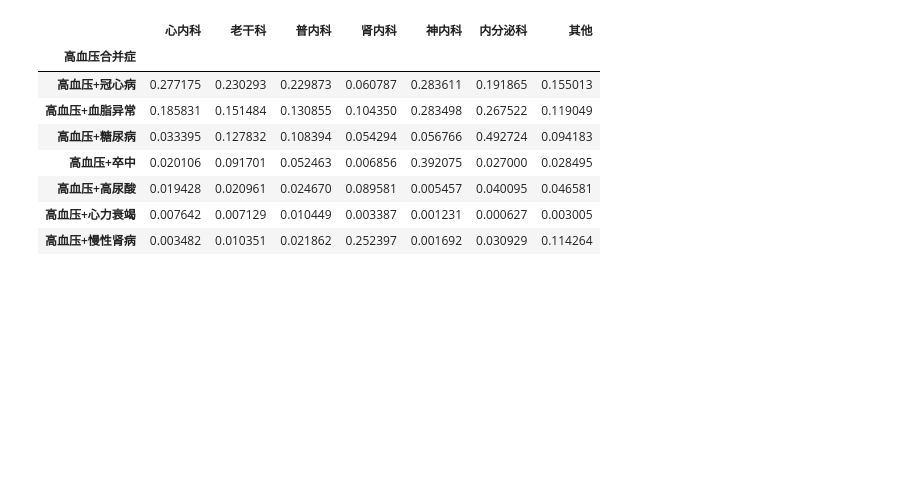
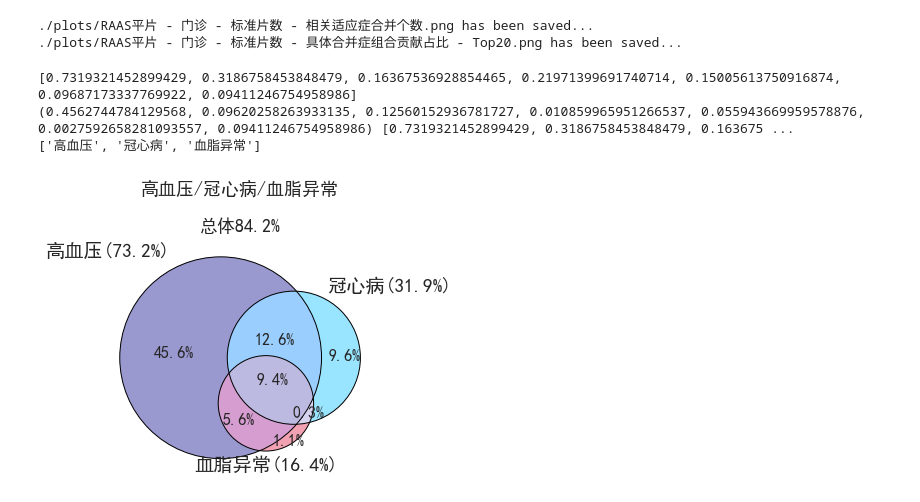
Before and after one commit to ccpic/MultiLabelClassifier, a Jupyter notebook: analysis.ipynb, the cells around one changed output. Saved outputs shown, nothing was run; the diff lists cells and outputs as text; code cells hidden in the pictures; blank space fills up the shorter version.

```diff
--- a/analysis.ipynb
+++ b/analysis.ipynb
@@ -10,0 +17,28 @@ r = Rx(df2, name="门诊标准片数")
+# %%
+import numpy as np
+from data_class import Rx
+
+source = "门诊"
+unit = "标准片数"
+dept = "老干科"
+molecule = "RAAS平片"
+
+mask = (df["原始诊断"]!="无诊断") & (df["统计项"]==unit) & (df["来源"]==source)
+if molecule == "RAAS平片":
+    mask = mask & (df["通用名"]!="沙库巴曲缬沙坦钠")
+else:
+    mask = mask & (df["通用名"]==molecule)
+if dept is not None:
+    mask = mask & (df["关注科室"]==dept)
+
+df2 = df.loc[mask,:]
+df2.rename({"日期":"季度"},axis="columns",inplace=True)
+
+if dept is not None:
+    title = f"{molecule} - {source}{dept} - {unit}"
+else:
+    title = f"{molecule} - {source} - {unit}"
+
+r = Rx(df2, name=title)
+r_pre = Rx(df2[df2["MAT"] == "MAT20Q3"], name=f"{title} - MAT20Q3")
+r_post = Rx(df2[df2["MAT"] == "MAT21Q3"], name=f"{title} - MAT21Q3")
@@ -10,0 +74,21 @@ r = Rx(df2, name="门诊标准片数")
+# %%
+# 适应症个数及top具体处方适应症
+r.plot_como_len(groupby="MAT")
+r.plot_intersect(groupby="MAT")
+# %% [output]
+./plots/RAAS平片 - 门诊 - 标准片数 - 相关适应症合并个数.png has been saved...
+./plots/RAAS平片 - 门诊 - 标准片数 - 具体合并症组合贡献占比 - Top20.png has been saved...
+# %%
+# 各种交叉结果
+# r_post.plot_group_barh(groupby="关注科室")
+# r.plot_group_barh(groupby="关注科室", diffby="MAT")
+# r.plot_group_barh("季度")
+# r_post.plot_group_barh(groupby="通用名")
+# r.plot_group_barh(groupby="通用名", diffby="MAT")
+r_post.plot_venn(["高血压", "冠心病","血脂异常"])
+# r_post.plot_venn(["高血压", "慢性肾病"])
+# %% [output]
+[0.7319321452899429, 0.3186758453848479, 0.16367536928854465, 0.21971399691740714, 0.15005613750916874, 0.09687173337769922, 0.09411246754958986]
+(0.4562744784129568, 0.09620258263933135, 0.12560152936781727, 0.010859965951266537, 0.055943669959578876, 0.0027592658281093557, 0.09411246754958986) [0.7319321452899429, 0.3186758453848479, 0.163675 ...
+['高血压', '冠心病', '血脂异常']
+[figure, added]
@@ -11,12 +105,2 @@ r = Rx(df2, name="门诊标准片数")
 # %%
-r.get_union(groupby="关注科室", len_set=2, labels_in=["高血压"])
+r.plot_ca("通用名", len_set=2, labels_in=["高血压"])
-# %% [output]
-|  | 心内科 | 老干科 | 普内科 | 肾内科 | 神内科 | 内分泌科 | 其他 |
-| 高血压合并症 |  |  |  |  |  |  |  |
-| 高血压+冠心病 | 0.277175 | 0.230293 | 0.229873 | 0.060787 | 0.283611 | 0.191865 | 0.155013 |
-| 高血压+血脂异常 | 0.185831 | 0.151484 | 0.130855 | 0.104350 | 0.283498 | 0.267522 | 0.119049 |
-| 高血压+糖尿病 | 0.033395 | 0.127832 | 0.108394 | 0.054294 | 0.056766 | 0.492724 | 0.094183 |
-| 高血压+卒中 | 0.020106 | 0.091701 | 0.052463 | 0.006856 | 0.392075 | 0.027000 | 0.028495 |
-| 高血压+高尿酸 | 0.019428 | 0.020961 | 0.024670 | 0.089581 | 0.005457 | 0.040095 | 0.046581 |
-| 高血压+心力衰竭 | 0.007642 | 0.007129 | 0.010449 | 0.003387 | 0.001231 | 0.000627 | 0.003005 |
-| 高血压+慢性肾病 | 0.003482 | 0.010351 | 0.021862 | 0.252397 | 0.001692 | 0.030929 | 0.114264 |
```
Also changed, not shown: parts of 23 cells of this notebook, 6 other files.
